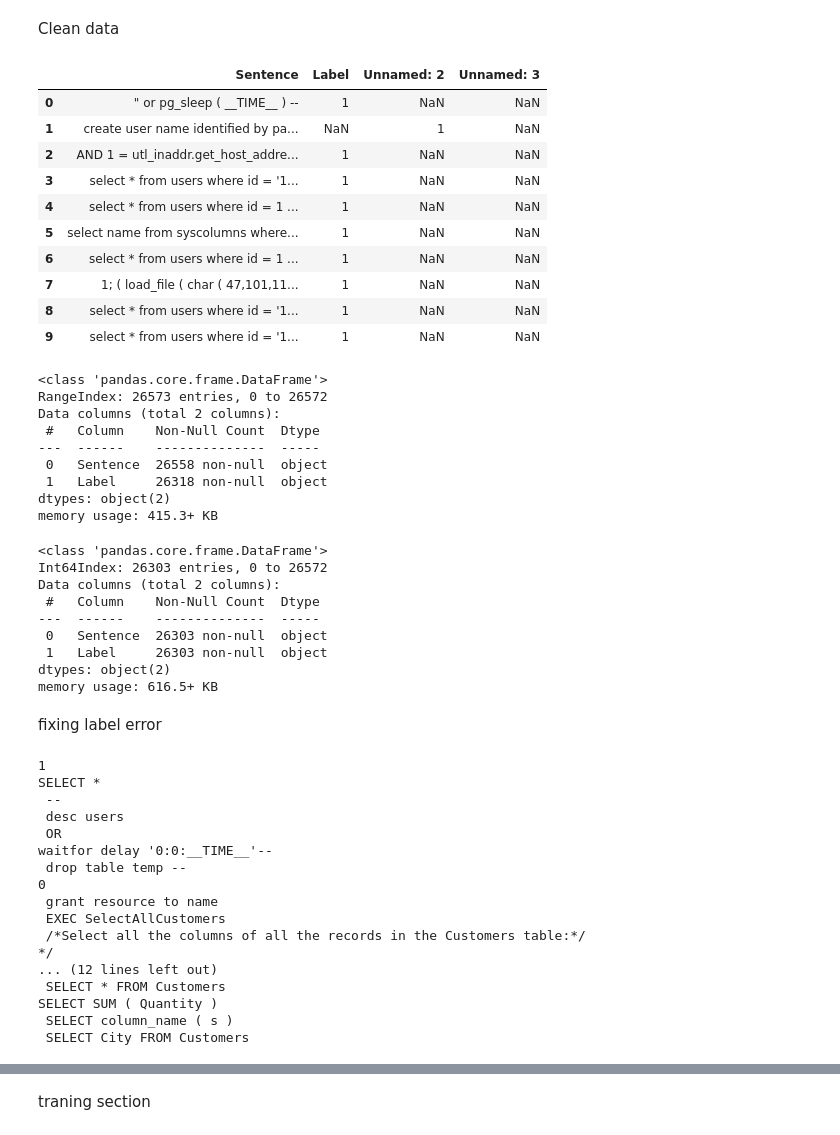
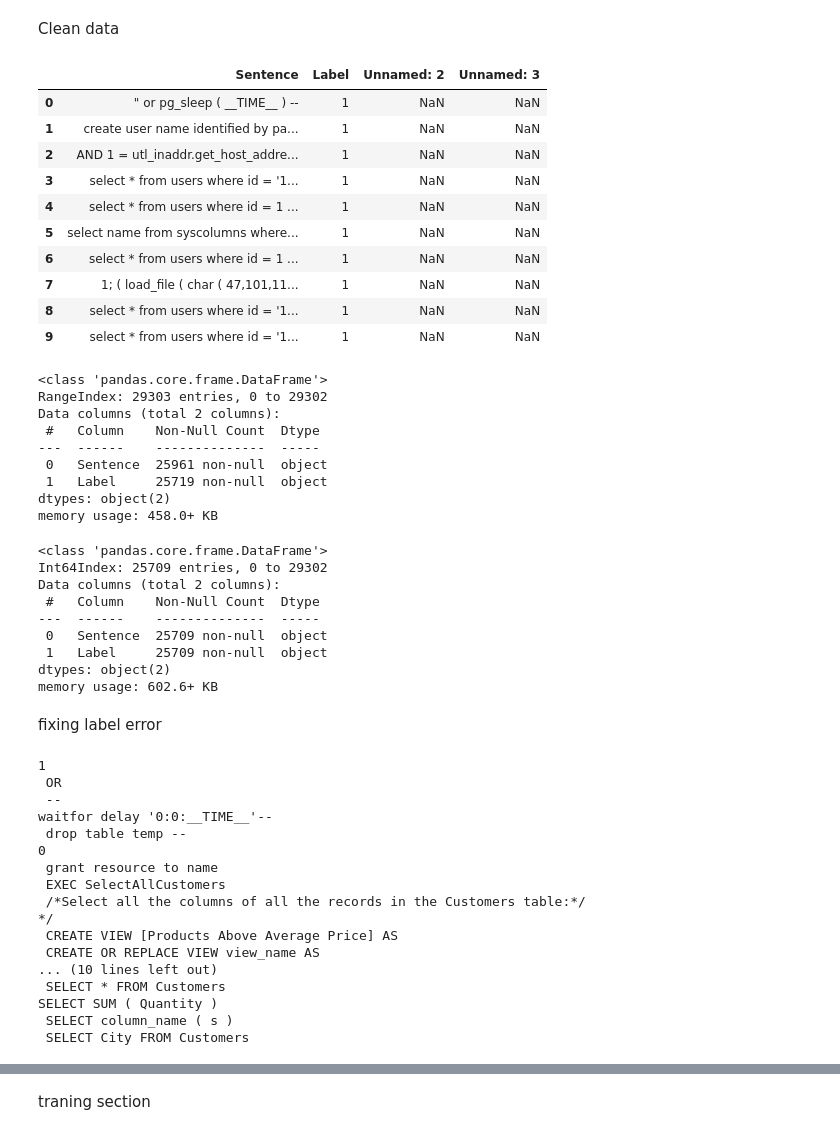
Before and after one commit to PeemXD/mock-detect-sql-injection, a Jupyter notebook: ML/detector_SQLi.ipynb, the cells around one changed output, grey strips where cells are left out. Cells and saved outputs as stored; diff of their text form; code cells hidden in the pictures.

```diff
--- a/ML/detector_SQLi.ipynb
+++ b/ML/detector_SQLi.ipynb
@@ -9,12 +9,12 @@ import matplotlib
 # %% [markdown]
 Clean data
 # %%
-df = pd.read_csv('../ML/dataset/SQLiV4.csv', encoding='utf-8') # Read the dataset.
+df = pd.read_csv('../ML/dataset/SQLiV3.csv', encoding='unicode_escape') # Read the dataset.
 df.head(10)
 # %% [output]
 |  | Sentence | Label | Unnamed: 2 | Unnamed: 3 |
 | 0 | " or pg_sleep ( __TIME__ ) -- | 1 | NaN | NaN |
-| 1 | create user name identified by pa... | NaN | 1 | NaN |
+| 1 | create user name identified by pa... | 1 | NaN | NaN |
 | 2 | AND 1 = utl_inaddr.get_host_addre... | 1 | NaN | NaN |
 | 3 | select * from users where id = '1... | 1 | NaN | NaN |
 | 4 | select * from users where id = 1 ... | 1 | NaN | NaN |
@@ -31,27 +31,27 @@ del df['Unnamed: 3']
 df.info()
 # %% [output]
 <class 'pandas.core.frame.DataFrame'>
-RangeIndex: 26573 entries, 0 to 26572
+RangeIndex: 29303 entries, 0 to 29302
 Data columns (total 2 columns):
  #   Column    Non-Null Count  Dtype
 ---  ------    --------------  -----
- 0   Sentence  26558 non-null  object
- 1   Label     26318 non-null  object
+ 0   Sentence  25961 non-null  object
+ 1   Label     25719 non-null  object
 dtypes: object(2)
-memory usage: 415.3+ KB
+memory usage: 458.0+ KB
 # %%
 df = df.dropna()
 df.info()
 # %% [output]
 <class 'pandas.core.frame.DataFrame'>
-Int64Index: 26303 entries, 0 to 26572
+Int64Index: 25709 entries, 0 to 29302
 Data columns (total 2 columns):
  #   Column    Non-Null Count  Dtype
 ---  ------    --------------  -----
- 0   Sentence  26303 non-null  object
- 1   Label     26303 non-null  object
+ 0   Sentence  25709 non-null  object
+ 1   Label     25709 non-null  object
 dtypes: object(2)
-memory usage: 616.5+ KB
+memory usage: 602.6+ KB
 # %% [markdown]
 fixing label error
 # %%
@@ -60,10 +60,8 @@ unique_label = pd.unique(df['Label'])
 print('\n'.join(l for l in unique_label))
 # %% [output]
 1
-SELECT *
+ OR
  --
- desc users
- OR
 waitfor delay '0:0:__TIME__'--
  drop table temp --
 0
@@ -71,7 +69,9 @@ waitfor delay '0:0:__TIME__'--
  EXEC SelectAllCustomers
  /*Select all the columns of all the records in the Customers table:*/
 */
-... (12 lines left out)
+ CREATE VIEW [Products Above Average Price] AS
+ CREATE OR REPLACE VIEW view_name AS
+... (10 lines left out)
  SELECT * FROM Customers
 SELECT SUM ( Quantity )
  SELECT column_name ( s )
```
Also changed, not shown: parts of 22 cells of this notebook, 20 other files.
